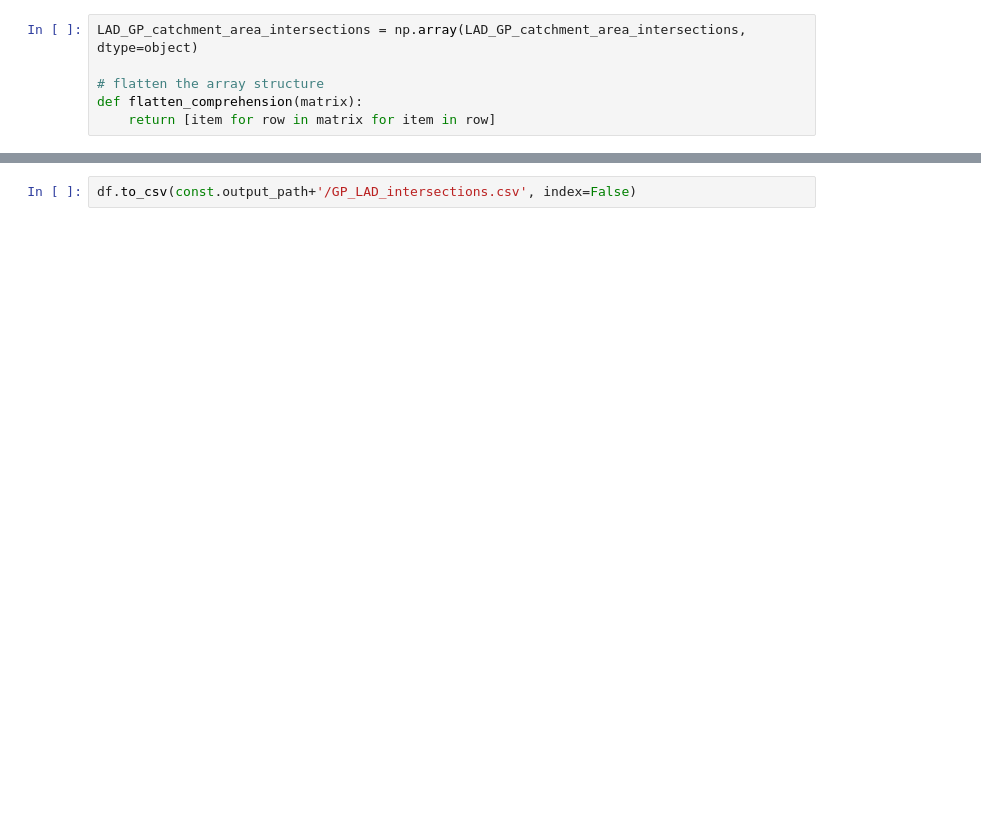
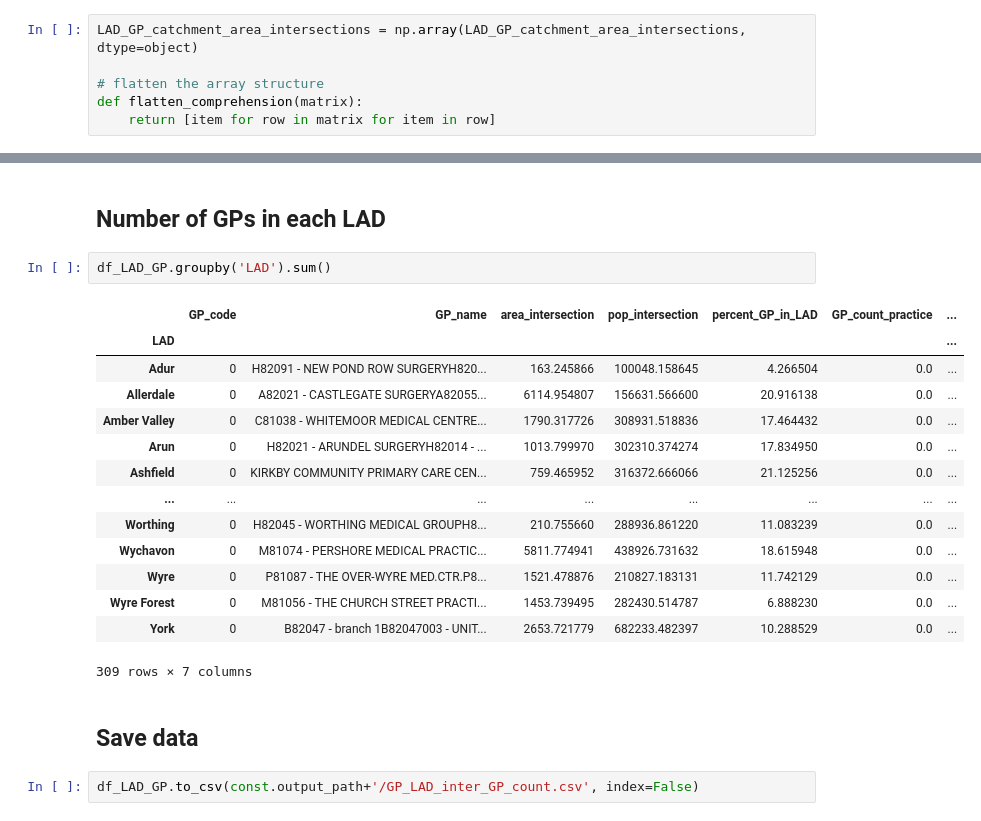
Before and after one commit to Bea-Taylor/DifDem_inequalities, a Jupyter notebook: nbs/core/02b_LAD_and_GP_intersections.ipynb, the cells around one changed output, grey strips where cells are left out. Saved outputs shown, nothing was run; the diff lists cells and outputs as text; blank space fills up the shorter version.

```diff
--- a/nbs/core/02b_LAD_and_GP_intersections.ipynb
+++ b/nbs/core/02b_LAD_and_GP_intersections.ipynb
@@ -242,2 +358,23 @@ df.head()
+# %% [markdown]
+## Number of GPs in each LAD
+# %%
+df_LAD_GP.groupby('LAD').sum()
+# %% [output]
+|  | GP_code | GP_name | area_intersection | pop_intersection | percent_GP_in_LAD | GP_count_practice | ... |
+| LAD |  |  |  |  |  |  | ... |
+| Adur | 0 | H82091 - NEW POND ROW SURGERYH820... | 163.245866 | 100048.158645 | 4.266504 | 0.0 | ... |
+| Allerdale | 0 | A82021 - CASTLEGATE SURGERYA82055... | 6114.954807 | 156631.566600 | 20.916138 | 0.0 | ... |
+| Amber Valley | 0 | C81038 - WHITEMOOR MEDICAL CENTRE... | 1790.317726 | 308931.518836 | 17.464432 | 0.0 | ... |
+| Arun | 0 | H82021 - ARUNDEL SURGERYH82014 - ... | 1013.799970 | 302310.374274 | 17.834950 | 0.0 | ... |
+| Ashfield | 0 | KIRKBY COMMUNITY PRIMARY CARE CEN... | 759.465952 | 316372.666066 | 21.125256 | 0.0 | ... |
+| ... | ... | ... | ... | ... | ... | ... | ... |
+| Worthing | 0 | H82045 - WORTHING MEDICAL GROUPH8... | 210.755660 | 288936.861220 | 11.083239 | 0.0 | ... |
+| Wychavon | 0 | M81074 - PERSHORE MEDICAL PRACTIC... | 5811.774941 | 438926.731632 | 18.615948 | 0.0 | ... |
+| Wyre | 0 | P81087 - THE OVER-WYRE MED.CTR.P8... | 1521.478876 | 210827.183131 | 11.742129 | 0.0 | ... |
+| Wyre Forest | 0 | M81056 - THE CHURCH STREET PRACTI... | 1453.739495 | 282430.514787 | 6.888230 | 0.0 | ... |
+| York | 0 | B82047 - branch 1B82047003 - UNIT... | 2653.721779 | 682233.482397 | 10.288529 | 0.0 | ... |
+309 rows × 7 columns
+# %% [markdown]
+## Save data
 # %%
-df.to_csv(const.output_path+'/GP_LAD_intersections.csv', index=False)
+df_LAD_GP.to_csv(const.output_path+'/GP_LAD_inter_GP_count.csv', index=False)
```
Also changed, not shown: parts of 18 cells of this notebook.
